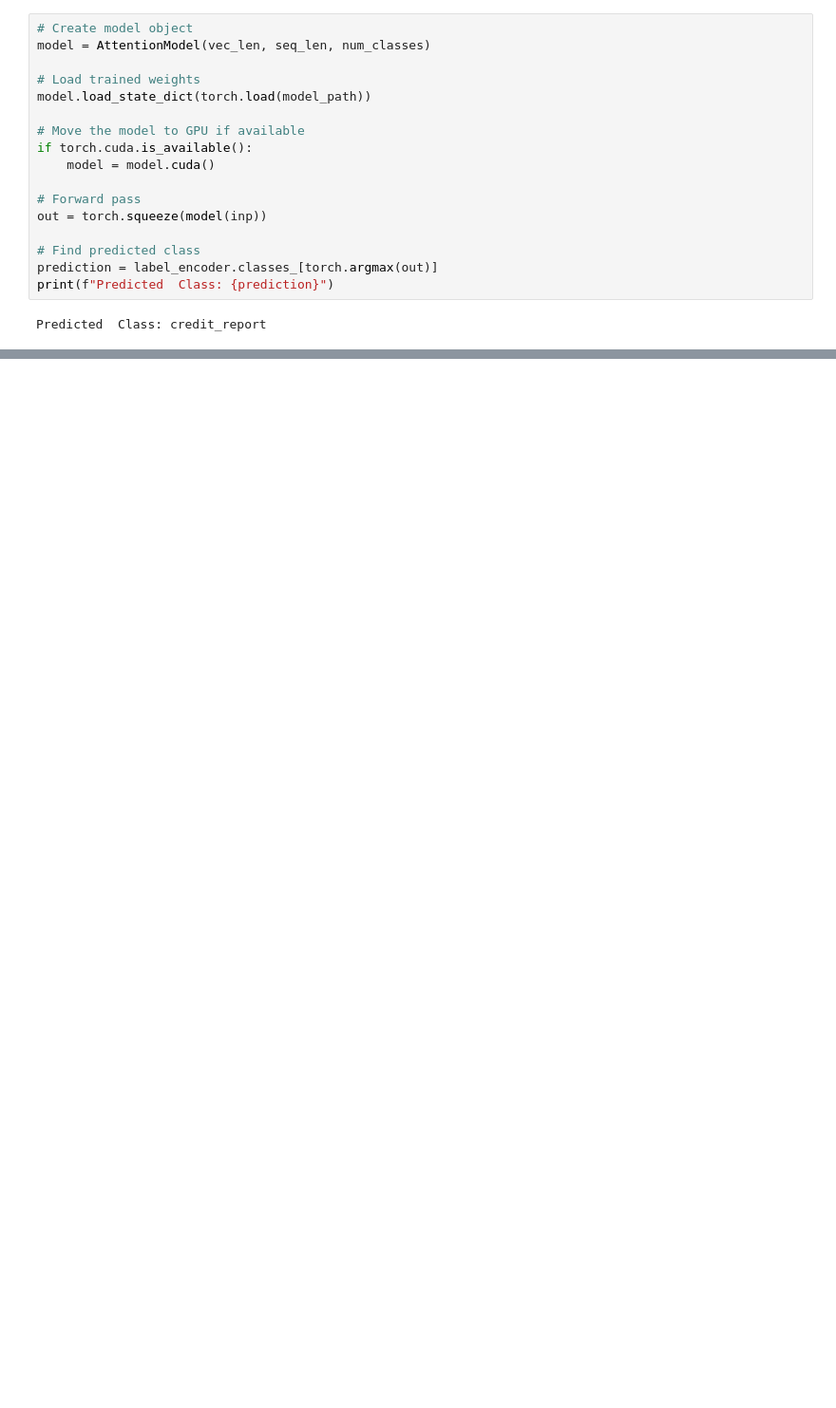
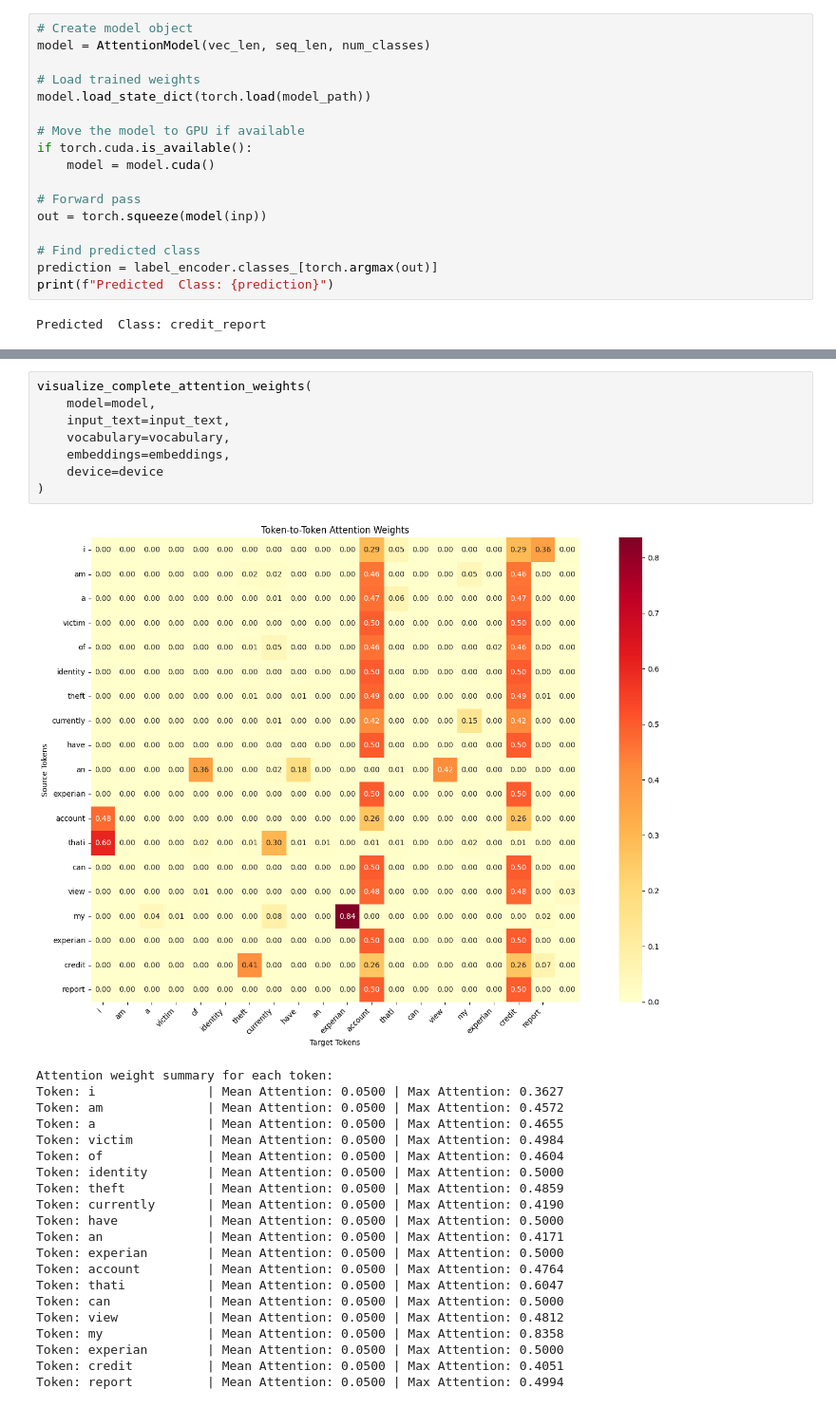
Before and after one commit to MalekiMostafa/DeepLearning1403, a Jupyter notebook: Project3_TextClassifierWithAttention/DL_Project3_Attention.ipynb, the cells around one changed output, grey strips where cells are left out. Shown at 95% size. Saved outputs shown, nothing was run; the diff lists cells and outputs as text; blank space fills up the shorter version.

```diff
--- a/Project3_TextClassifierWithAttention/DL_Project3_Attention.ipynb
+++ b/Project3_TextClassifierWithAttention/DL_Project3_Attention.ipynb
@@ -655,0 +750,30 @@ Predicted  Class: credit_report
+# %%
+visualize_complete_attention_weights(
+    model=model,
+    input_text=input_text,
+    vocabulary=vocabulary,
+    embeddings=embeddings,
+    device=device
+)
+# %% [output]
+[figure, added]
+Attention weight summary for each token:
+Token: i               | Mean Attention: 0.0500 | Max Attention: 0.3627
+Token: am              | Mean Attention: 0.0500 | Max Attention: 0.4572
+Token: a               | Mean Attention: 0.0500 | Max Attention: 0.4655
+Token: victim          | Mean Attention: 0.0500 | Max Attention: 0.4984
+Token: of              | Mean Attention: 0.0500 | Max Attention: 0.4604
+Token: identity        | Mean Attention: 0.0500 | Max Attention: 0.5000
+Token: theft           | Mean Attention: 0.0500 | Max Attention: 0.4859
+Token: currently       | Mean Attention: 0.0500 | Max Attention: 0.4190
+Token: have            | Mean Attention: 0.0500 | Max Attention: 0.5000
+Token: an              | Mean Attention: 0.0500 | Max Attention: 0.4171
+Token: experian        | Mean Attention: 0.0500 | Max Attention: 0.5000
+Token: account         | Mean Attention: 0.0500 | Max Attention: 0.4764
+Token: thati           | Mean Attention: 0.0500 | Max Attention: 0.6047
+Token: can             | Mean Attention: 0.0500 | Max Attention: 0.5000
+Token: view            | Mean Attention: 0.0500 | Max Attention: 0.4812
+Token: my              | Mean Attention: 0.0500 | Max Attention: 0.8358
+Token: experian        | Mean Attention: 0.0500 | Max Attention: 0.5000
+Token: credit          | Mean Attention: 0.0500 | Max Attention: 0.4051
+Token: report          | Mean Attention: 0.0500 | Max Attention: 0.4994
```
Also changed, not shown: parts of 14 cells of this notebook.
